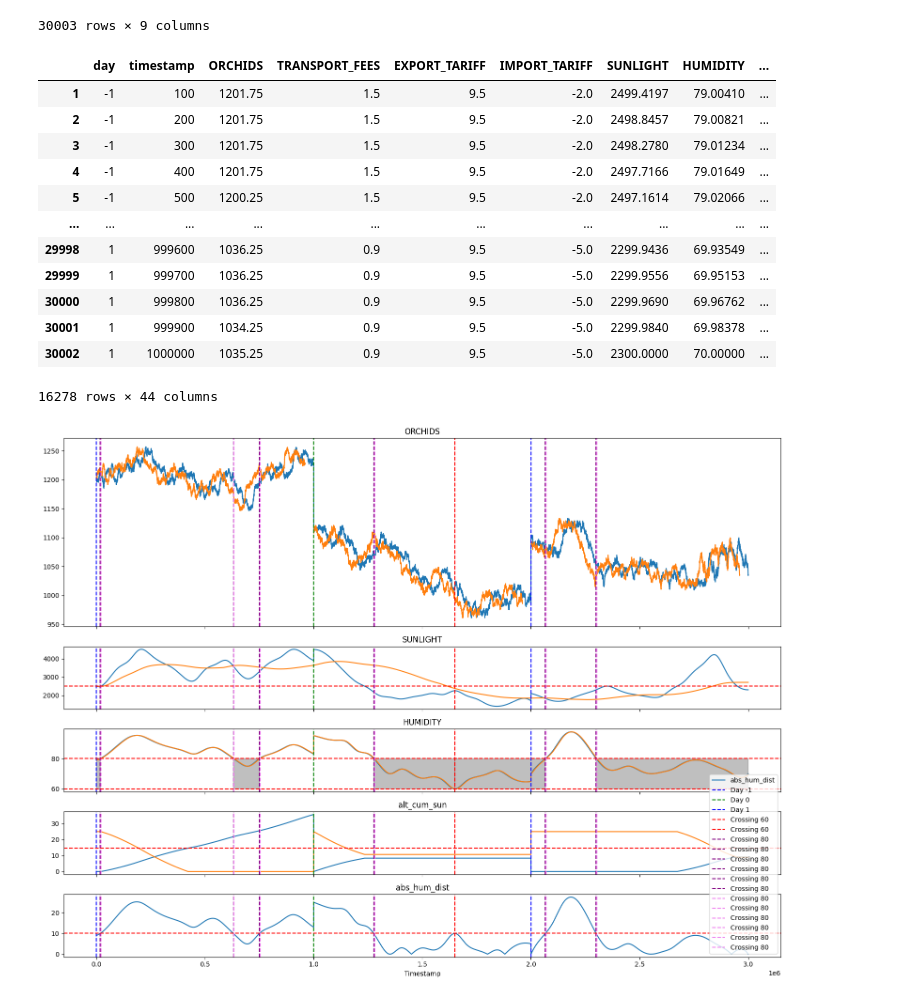
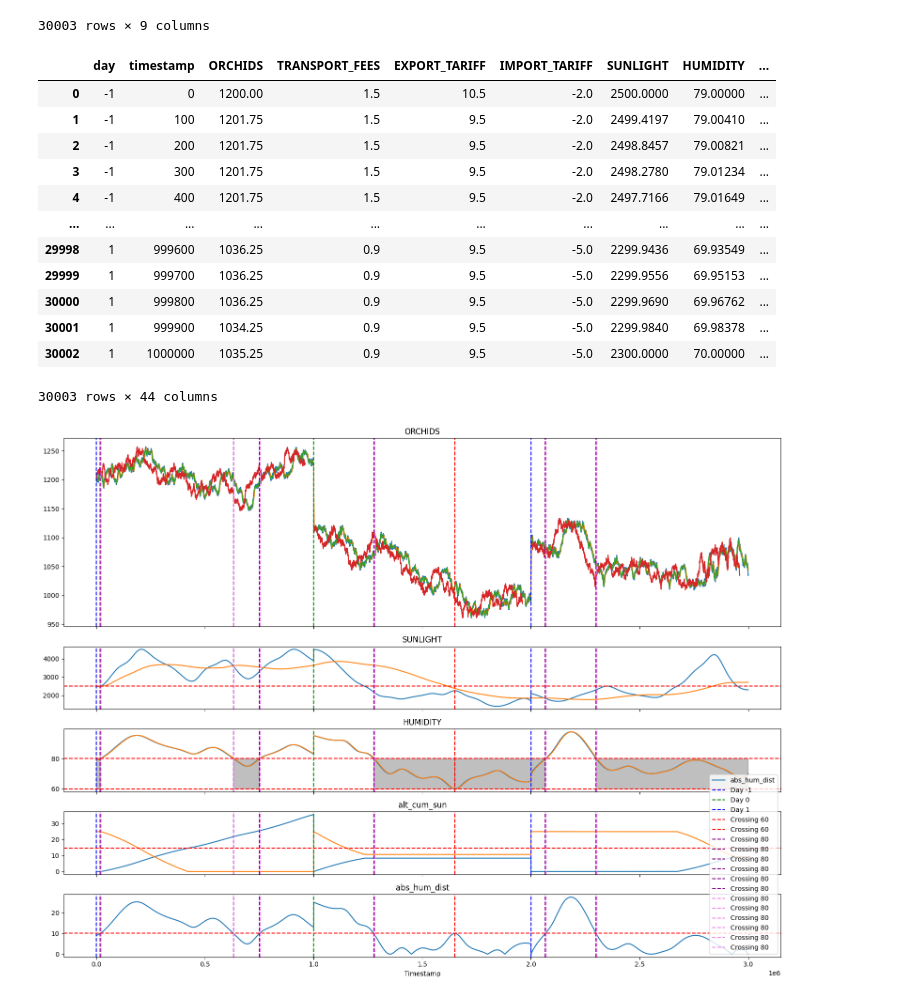
Before and after one commit to felixpoirier1/Prosperity, a Jupyter notebook: data analysis/Round 2/r2 ANAL_clean-final.ipynb, the cells around one changed output. Cells and saved outputs as stored; diff of their text form; code cells hidden in the pictures.

Commit message:
final model, working on graphic

```diff
--- a/data analysis/Round 2/r2 ANAL_clean-final.ipynb
+++ b/data analysis/Round 2/r2 ANAL_clean-final.ipynb
@@ -115,7 +115,7 @@ orchids['high_low_humidity'] = ((orchids['HUMIDITY'] < 60) | (orchids['HUMIDITY'
 orchids['mid_humidity'] = ((orchids['HUMIDITY'] >= 60) | (orchids['HUMIDITY'] <= 80)).astype(int) # indicator
 
 orchids['hum_change'] = orchids['HUMIDITY'].pct_change() * 1000000
-orchids['hum_diff'] = orchids['HUMIDITY'].diff() * 1000000 # yes
+orchids['hum_diff'] = orchids['HUMIDITY'].diff() * 10000 # yes
 orchids['abs_hum_dist_diff'] = orchids['abs_hum_dist'].diff()
 
 orchids['hl_hum_ind'] = ((orchids['abs_hum_dist_diff'] < 0)).astype(int) * orchids['high_low_humidity']
@@ -141,49 +141,47 @@ orchids['abs_sun_hum'] = orchids['abs_hum_dist'] * orchids['SUNLIGHT'] / 100
 orchids['alt_sun_hum'] = orchids['alt_hum_dist'] * orchids['SUNLIGHT'] / 100
 
 orchids['orchid_diff'] = orchids['ORCHIDS'].diff()
+orchids['orchid_roll_day'] = orchids['ORCHIDS'].rolling(window=25, min_periods=1).mean()
+orchids['orchid_roll_shift'] = orchids.groupby('day')['orchid_roll_day'].shift(-25)
 orchids['orchid_shift'] = orchids.groupby('day')['ORCHIDS'].shift(-399)
-orchids['orchid_log'] = np.log(orchids['ORCHIDS'])
+orchids['pnl'] = orchids['orchid_roll_shift'] - orchids['ORCHIDS']
 
-orchids['orchid_sun'] = orchids['orchid_diff'] / orchids['SUNLIGHT'].diff()
-orchids['orchid_hum'] = orchids['orchid_diff'] / orchids['HUMIDITY'].diff()
+# orchids['orchid_sun'] = orchids['orchid_diff'] / orchids['SUNLIGHT'].diff()
+# orchids['orchid_hum'] = orchids['orchid_diff'] / orchids['HUMIDITY'].diff()
 
 features = ['TRANSPORT_FEES', 'EXPORT_TARIFF', 'IMPORT_TARIFF', 'SUNLIGHT', 'HUMIDITY', 'tte']
-features_mid_hum = ['alt_sun', 'alt_cum_sun', 'alt_remain_sun', 'alt_remain_sun_exp', 'sun_change', 'sun_diff', 'hum_dist', 'abs_hum_dist',
-                        'alt_hum_dist', 'hum_change', 'hum_diff', 'hum_avg', 'hum_exp', 'alt_hum_exp', 'roll_hum_avg',
-                        'hum_avg_dist', 'abs_hum_avg_dist', 'roll_hum_avg_dist', 'abs_roll_hum_avg_dist', 'hl_hum_ind', 'hl_hum_ind_v2', 'abs_hum_dist_diff',
-                       'SUNLIGHT', 'TRANSPORT_FEES', 'EXPORT_TARIFF', 'IMPORT_TARIFF', 'HUMIDITY'] # , 'TRANSPORT_FEES', 'EXPORT_TARIFF', 'IMPORT_TARIFF', 'HUMIDITY'
-features_hl_hum = ['alt_sun', 'alt_cum_sun', 'alt_remain_sun', 'alt_remain_sun_exp', 'sun_change', 'sun_diff', 'hum_dist', 'abs_hum_dist',
-                        'alt_hum_dist', 'hum_change', 'hum_diff', 'hum_avg', 'hum_exp', 'alt_hum_exp', 'roll_hum_avg',
-                        'hum_avg_dist', 'abs_hum_avg_dist', 'roll_hum_avg_dist', 'abs_roll_hum_avg_dist', 'hl_hum_ind', 'hl_hum_ind_v2', 'abs_hum_dist_diff',
-                       'SUNLIGHT'] # , 'TRANSPORT_FEES', 'EXPORT_TARIFF', 'IMPORT_TARIFF', 'HUMIDITY'
+features_mid_hum = ['alt_cum_sun', 'alt_remain_sun', 'sun_change', 'sun_diff', 'abs_hum_dist',
+                        'hum_change', 'hum_diff', 'hum_avg',
+                        'hum_avg_dist', 'abs_roll_hum_avg_dist',
+                       'SUNLIGHT', 'EXPORT_TARIFF', 'IMPORT_TARIFF'] # ,'TRANSPORT_FEES', 'EXPORT_TARIFF', 'IMPORT_TARIFF', 'HUMIDITY'
+features_hl_hum = ['alt_cum_sun', 'alt_remain_sun', 'sun_change', 'sun_diff', 'abs_hum_dist',
+                        'hum_change', 'hum_diff', 'hum_avg', 'roll_hum_avg', 'hl_hum_ind_v2',
+                        'hum_avg_dist', 'roll_hum_avg_dist',
+                       'SUNLIGHT', 'TRANSPORT_FEES', 'EXPORT_TARIFF', 'IMPORT_TARIFF'] # ,'TRANSPORT_FEES', 'EXPORT_TARIFF', 'IMPORT_TARIFF', 'HUMIDITY'
 
-
-features_mid_hum4 = ['alt_sun', 'alt_cum_sun', 'alt_remain_sun', 'sun_change', 'sun_diff', 'hum_dist', 'abs_hum_dist', 'alt_hum_dist',
-                        'hum_change', 'hum_diff', 'hum_avg', 'hum_avg_dist', 'abs_hum_avg_dist', 'hum_exp', 'alt_hum_exp', 'roll_hum_avg',
-                        'roll_hum_avg_dist', 'abs_roll_hum_avg_dist', 'h_hum_ind', 'h_hum_ind_v2',
-                       'SUNLIGHT', 'TRANSPORT_FEES', 'EXPORT_TARIFF', 'IMPORT_TARIFF'] #  , 'TRANSPORT_FEES', 'EXPORT_TARIFF', 'IMPORT_TARIFF', 'HUMIDITY'
-
-orchids[orchids['hl_hum_ind_v2']==0]
+orchids#[orchids['hl_hum_ind_v2']==0]
 # %% [output]
 |  | day | timestamp | ORCHIDS | TRANSPORT_FEES | EXPORT_TARIFF | IMPORT_TARIFF | SUNLIGHT | HUMIDITY | ... |
+| 0 | -1 | 0 | 1200.00 | 1.5 | 10.5 | -2.0 | 2500.0000 | 79.00000 | ... |
 | 1 | -1 | 100 | 1201.75 | 1.5 | 9.5 | -2.0 | 2499.4197 | 79.00410 | ... |
 | 2 | -1 | 200 | 1201.75 | 1.5 | 9.5 | -2.0 | 2498.8457 | 79.00821 | ... |
 | 3 | -1 | 300 | 1201.75 | 1.5 | 9.5 | -2.0 | 2498.2780 | 79.01234 | ... |
 | 4 | -1 | 400 | 1201.75 | 1.5 | 9.5 | -2.0 | 2497.7166 | 79.01649 | ... |
-| 5 | -1 | 500 | 1200.25 | 1.5 | 9.5 | -2.0 | 2497.1614 | 79.02066 | ... |
 | ... | ... | ... | ... | ... | ... | ... | ... | ... | ... |
 | 29998 | 1 | 999600 | 1036.25 | 0.9 | 9.5 | -5.0 | 2299.9436 | 69.93549 | ... |
 | 29999 | 1 | 999700 | 1036.25 | 0.9 | 9.5 | -5.0 | 2299.9556 | 69.95153 | ... |
 | 30000 | 1 | 999800 | 1036.25 | 0.9 | 9.5 | -5.0 | 2299.9690 | 69.96762 | ... |
 | 30001 | 1 | 999900 | 1034.25 | 0.9 | 9.5 | -5.0 | 2299.9840 | 69.98378 | ... |
 | 30002 | 1 | 1000000 | 1035.25 | 0.9 | 9.5 | -5.0 | 2300.0000 | 70.00000 | ... |
-16278 rows × 44 columns
+30003 rows × 44 columns
 # %%
 def plot_orchids_sunlight_humidity(df):
     fig, axs = plt.subplots(5, 1, sharex=True, figsize=(16, 12), gridspec_kw={'height_ratios': [3, 1, 1, 1, 1]})
 
     # Plot ORCHIDS vs new_timestamp
     axs[0].plot(df['new_timestamp'], df['ORCHIDS'], label='ORCHIDS')
+    axs[0].plot(df['new_timestamp'], df['orchid_roll_day'], label='roll')
+    axs[0].plot(df['new_timestamp'], df['orchid_roll_shift'], label='roll_shift')
     axs[0].plot(df['new_timestamp'], df['orchid_shift'], label='SHIFT')
     axs[0].set_title('ORCHIDS')
 
@@ -235,34 +233,34 @@ def plot_orchids_sunlight_humidity(df):
         crossing_up1 = (df['roll_hum_avg'] > threshold) & (shifted_humidity1 <= threshold)
         # Crossing down the threshold
         crossing_down1 = (df['roll_hum_avg'] < threshold) & (shifted_humidity1 >= threshold)
         # Combine crossing up and down
         crossings1 = crossing_up1 | crossing_down1
 
         # Draw vertical lines at crossings
         for timestamp in df.loc[crossings1, 'new_timestamp']:
             for ax in axs:
                 ax.axvline(timestamp, color='pink' if threshold == 60 else 'violet', linestyle='--',
                            label=f'Crossing {threshold}')
 
     # Highlighting region between 60 and 80 for HUMIDITY
     axs[2].fill_between(df['new_timestamp'], 60, 80, where=(df['HUMIDITY'] >= 60) & (df['HUMIDITY'] <= 80), color='gray', alpha=0.5, label='Target Humidity Zone')
 
     # Red lines for thresholds
     axs[1].axhline(2500, color='red', linestyle='--', label='Sunlight Threshold')
     axs[2].axhline(60, color='red', linestyle='--')
     axs[2].axhline(80, color='red', linestyle='--')
     axs[3].axhline(25*7/12, color='red', linestyle='--', label='Cum Sun Threshold')
     axs[4].axhline(10, color='red', linestyle='--')
 
     axs[-1].set_xlabel('Timestamp')
 
     plt.tight_layout()
     plt.legend()
     plt.show()
 
 plot_orchids_sunlight_humidity(orchids)
 # %% [output]
-[figure, old version]
+[figure, new version]
 # %%
 # target_humidity_df = orchids[(orchids['HUMIDITY'] >= 60) & (orchids['HUMIDITY'] <= 80) & (orchids['day'] == -1) & (orchids['timestamp'] > 745000)].reset_index()
 # target_humidity_df.head(50)
```
Also changed, not shown: parts of 14 cells of this notebook, 4 other files.
